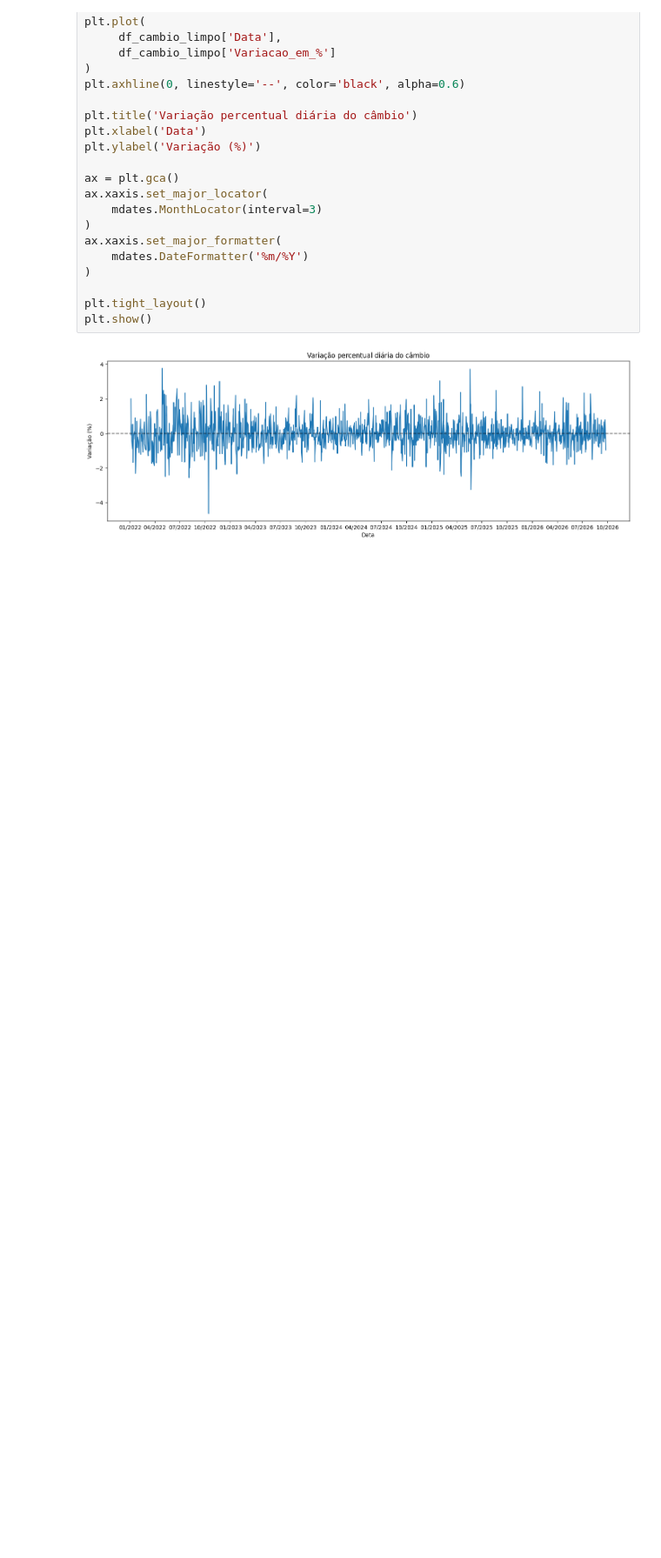
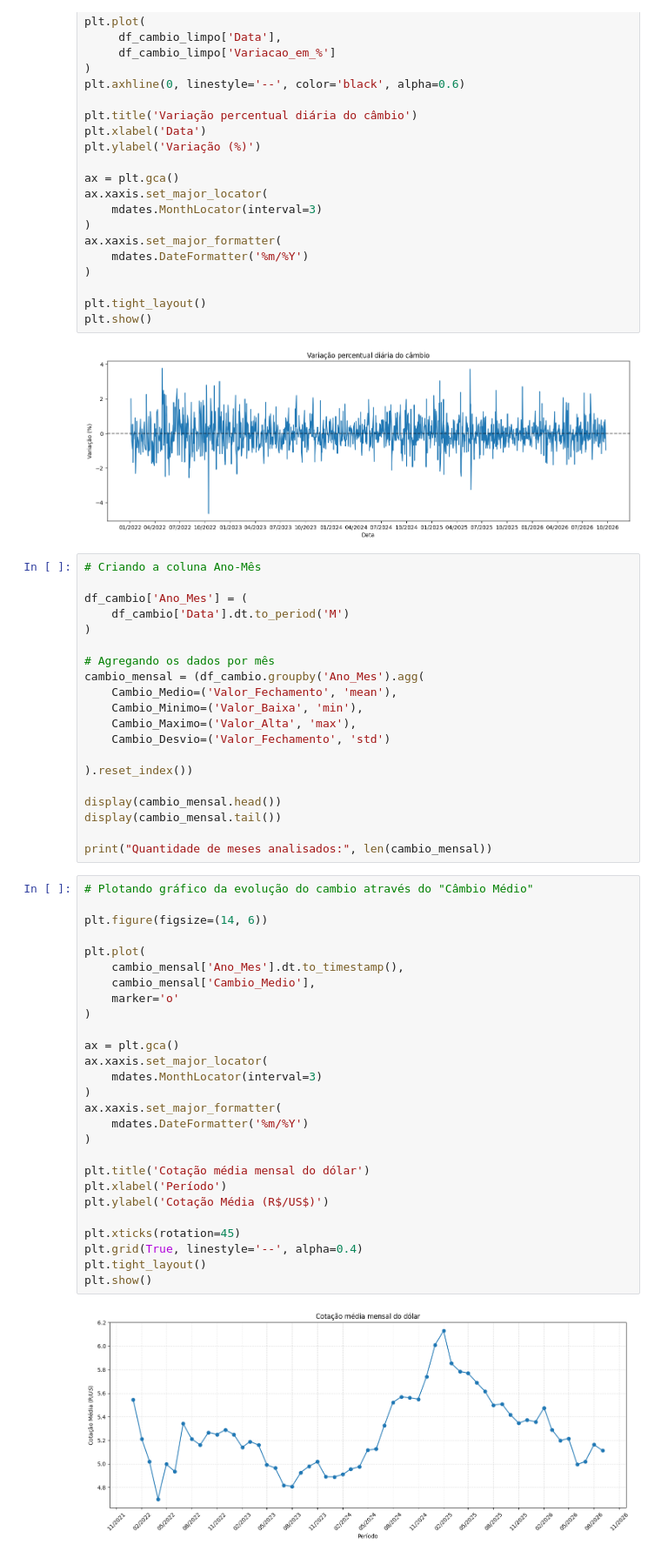
Before and after one commit to vitorjensen/Python_para_Analise_de_Dados, a Jupyter notebook: Projetos/Análise Exploratória de Combustível/Análise_Exploratória_de_Combustível.ipynb, the cells around one changed output. Shown at 87% size. Drawn from its saved outputs; the diff is of its cells as text; blank space fills up the shorter version.

Commit message:
Plotando evolução do câmbio médio

```diff
--- a/Projetos/Análise Exploratória de Combustível/Análise_Exploratória_de_Combustível.ipynb
+++ b/Projetos/Análise Exploratória de Combustível/Análise_Exploratória_de_Combustível.ipynb
@@ -1007,3 +993,52 @@ plt.tight_layout()
 plt.show()
 # %% [output]
 [figure]
+# %%
+# Criando a coluna Ano-Mês
+
+df_cambio['Ano_Mes'] = (
+    df_cambio['Data'].dt.to_period('M')
+)
+
+# Agregando os dados por mês
+cambio_mensal = (df_cambio.groupby('Ano_Mes').agg(
+    Cambio_Medio=('Valor_Fechamento', 'mean'),
+    Cambio_Minimo=('Valor_Baixa', 'min'),
+    Cambio_Maximo=('Valor_Alta', 'max'),
+    Cambio_Desvio=('Valor_Fechamento', 'std')
+
+).reset_index())
+
+display(cambio_mensal.head())
+display(cambio_mensal.tail())
+
+print("Quantidade de meses analisados:", len(cambio_mensal))
+# %%
+# Plotando gráfico da evolução do cambio através do "Câmbio Médio"
+
+plt.figure(figsize=(14, 6))
+
+plt.plot(
+    cambio_mensal['Ano_Mes'].dt.to_timestamp(),
+    cambio_mensal['Cambio_Medio'],
+    marker='o'
+)
+
+ax = plt.gca()
+ax.xaxis.set_major_locator(
+    mdates.MonthLocator(interval=3)
+)
+ax.xaxis.set_major_formatter(
+    mdates.DateFormatter('%m/%Y')
+)
+
+plt.title('Cotação média mensal do dólar')
+plt.xlabel('Período')
+plt.ylabel('Cotação Média (R$/US$)')
+
+plt.xticks(rotation=45)
+plt.grid(True, linestyle='--', alpha=0.4)
+plt.tight_layout()
+plt.show()
+# %% [output]
+[figure, added]
```
Also changed, not shown: parts of 1 cell of this notebook.
